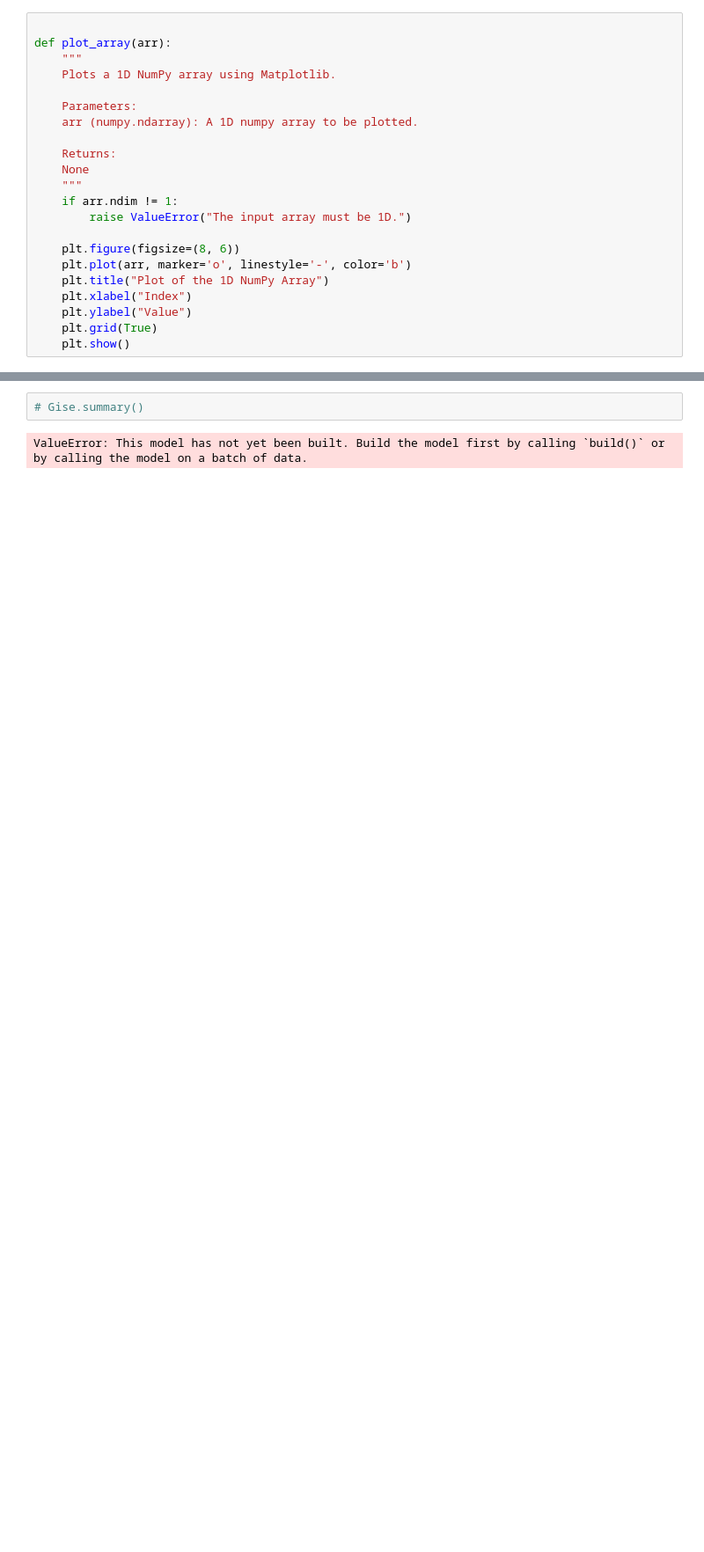
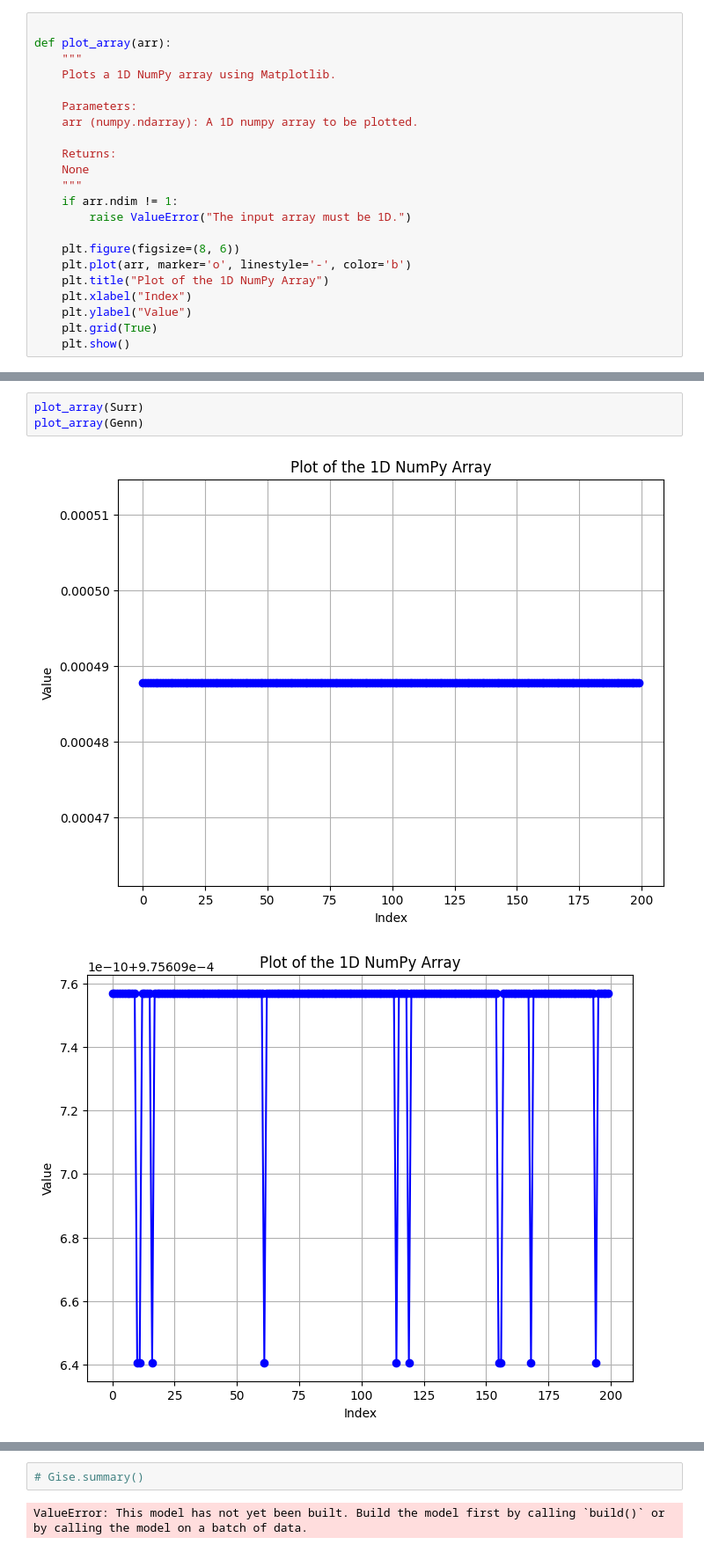
Before and after one commit to PeHaash/CRSA-0.3, a Jupyter notebook: notebooks/phase1.ipynb, the cells around one changed output, grey strips where cells are left out. Shown: that part at 88% size. Saved outputs shown, nothing was run; the diff lists cells and outputs as text; blank space fills up the shorter version.

```diff
--- a/notebooks/phase1.ipynb
+++ b/notebooks/phase1.ipynb
@@ -667,3 +669,9 @@ TypeError: argument of type 'NoneType' is not iterable
+# %%
+plot_array(Surr)
+plot_array(Genn)
+# %% [output]
+[figure, added]
+[figure, added]
 # %%
 ## old epoch loop draft, when I was trying to -1 everything
 def epoch_loop_deprecated(Detenvi: DualGridImplementation, Generator, Surrogate, Gise,
```
Also changed, not shown: parts of 8 cells of this notebook.
